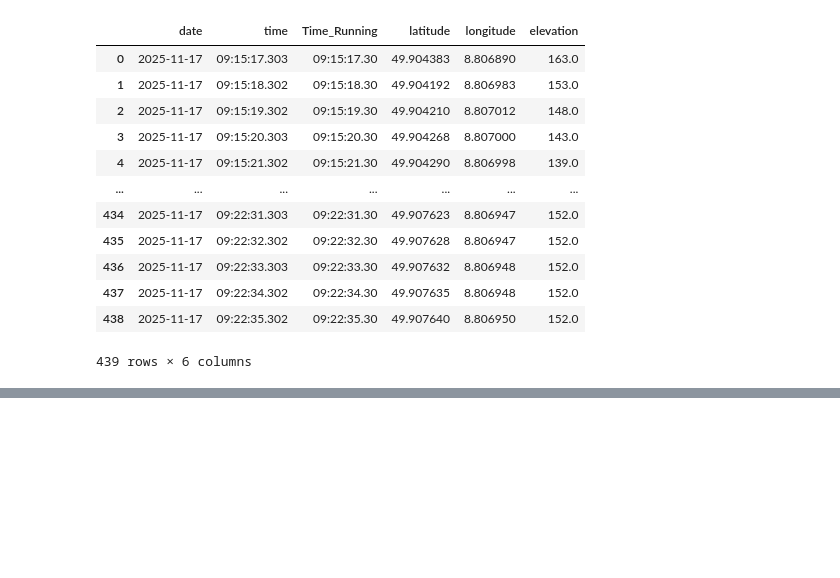
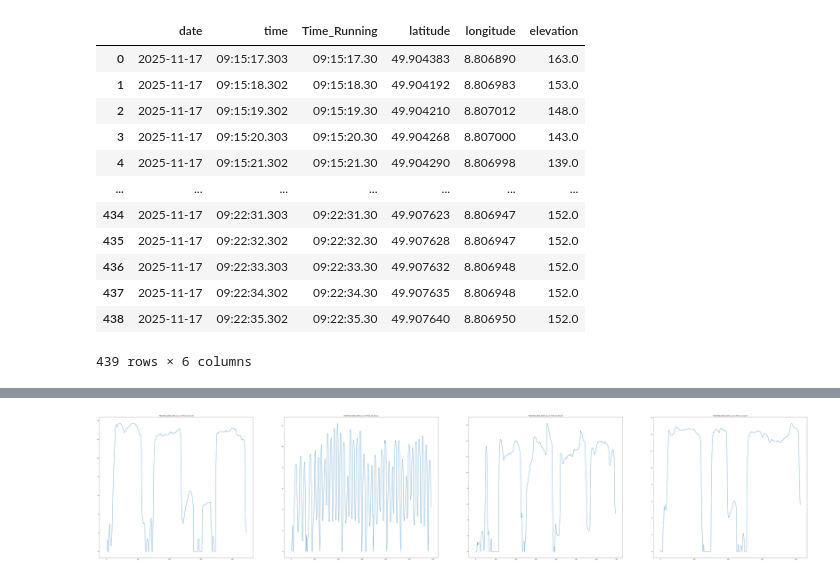
Before and after one commit to Mohsenmohebbi1993/Biomechanik, a Jupyter notebook: notebooks/2. Data and Clear Data.ipynb, the cells around one changed output, grey strips where cells are left out. Cells and saved outputs as stored; diff of their text form; code cells hidden in the pictures; blank space fills up the shorter version.

```diff
--- a/notebooks/2. Data and Clear Data.ipynb
+++ b/notebooks/2. Data and Clear Data.ipynb
@@ -637,0 +684,31 @@ globals()[name_GPX_df[name_GPX_df["Date"].eq("2025_11_17")]["df_name"].iloc[0]]
+# %%
+y1 = Heartrate_Date_2025_11_17_Time_10_15_10["Speed (km/h)"]
+y2 = Heartrate_Date_2025_11_17_Time_10_28_21["Speed (km/h)"]
+y3 = Heartrate_Date_2025_11_17_Time_10_54_05["Speed (km/h)"]
+y4 = Heartrate_Date_2025_11_17_Time_11_10_27["Speed (km/h)"]
+
+
+
+plt.figure(figsize=(100, 20))
+plt.subplot(1,4,1)
+plt.plot(y1)
+plt.title('Heartrate_Date_2025_11_17_Time_10_15_10')
+
+
+plt.subplot(1,4,2)
+plt.plot(y2)
+plt.title('Heartrate_Date_2025_11_17_Time_10_28_21')
+
+
+plt.subplot(1,4,3)
+plt.plot(y3)
+plt.title('Heartrate_Date_2025_11_17_Time_10_54_05')
+
+
+plt.subplot(1,4,4)
+plt.plot(y4)
+plt.title('Heartrate_Date_2025_11_17_Time_11_10_27')
+
+plt.show()
+# %% [output]
+[figure, added]
```
Also changed, not shown: parts of 9 cells of this notebook.
